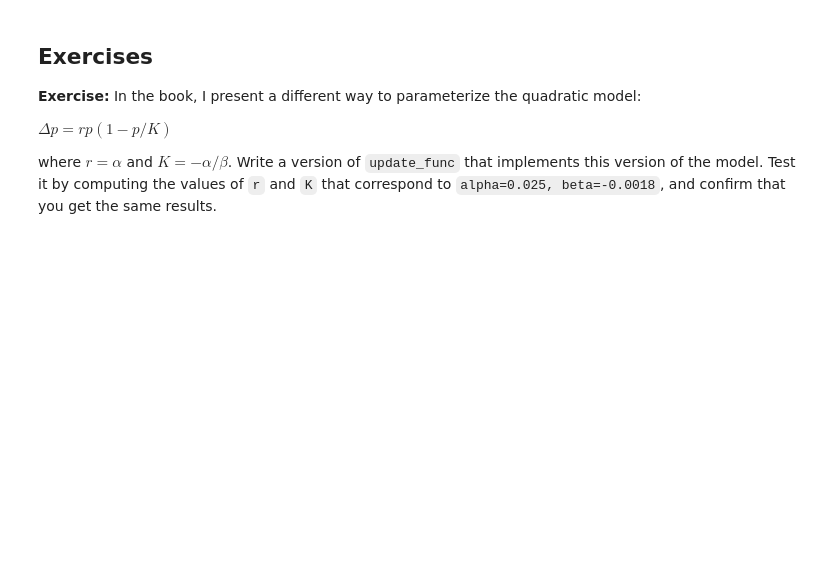
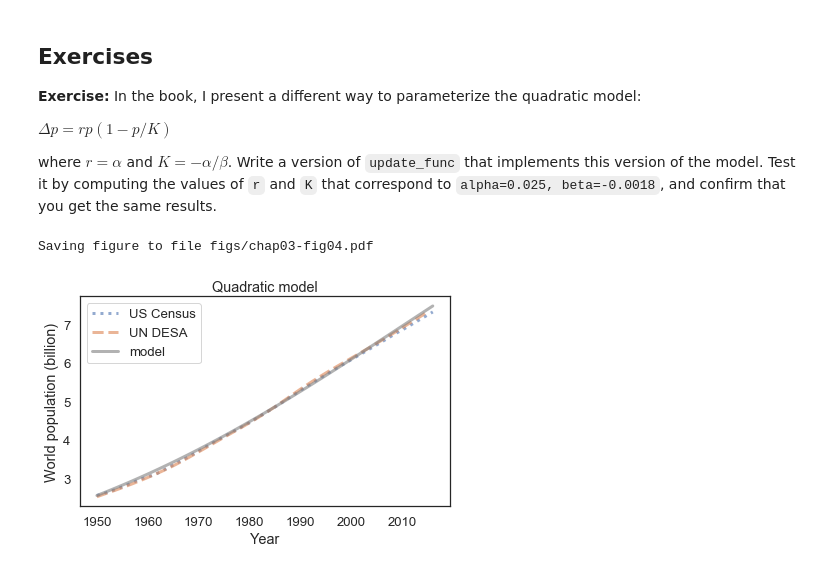
Before and after one commit to hardlyrichie/ModSimPy, a Jupyter notebook: code/chap07.ipynb, the cells around one changed output. Drawn from its saved outputs; the diff is of its cells as text; code cells hidden in the pictures; blank space fills up the shorter version.

```diff
--- a/code/chap07.ipynb
+++ b/code/chap07.ipynb
@@ -218,5 +263,20 @@ total
 $ \Delta p = r p (1 - p / K) $
 
 where $r=\alpha$ and $K=-\alpha/\beta$.  Write a version of `update_func` that implements this version of the model.  Test it by computing the values of `r` and `K` that correspond to `alpha=0.025, beta=-0.0018`, and confirm that you get the same results.
+# %%
+# Solution goes here
+def update_func(pop, t, system):
+    net_growth = system.alpha * pop * (1 - pop / (-1 * system.alpha / system.beta))
+    return pop + net_growth
+# %%
+# Solution goes here
+system.alpha = 0.025
+system.beta = -.0018
+results = run_simulation(system, update_func)
+plot_results(census, un, results, 'Quadratic model')
+savefig('figs/chap03-fig04.pdf')
+# %% [output]
+Saving figure to file figs/chap03-fig04.pdf
+[figure, added]
 # %%
 # Solution goes here
```
Also changed, not shown: parts of 15 cells of this notebook, 10 other files.
